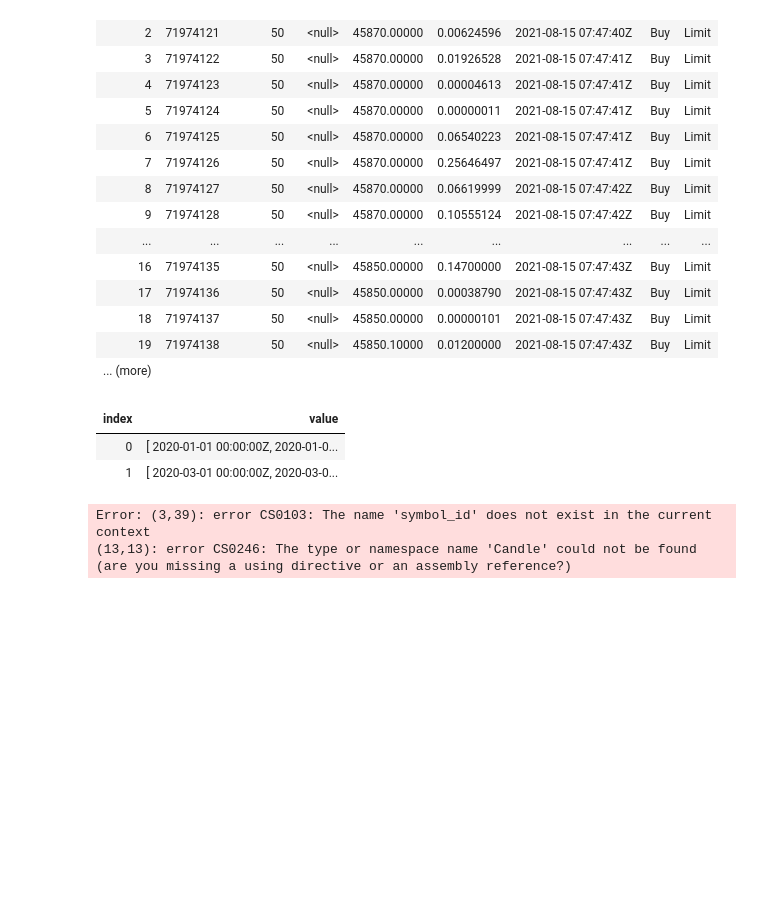
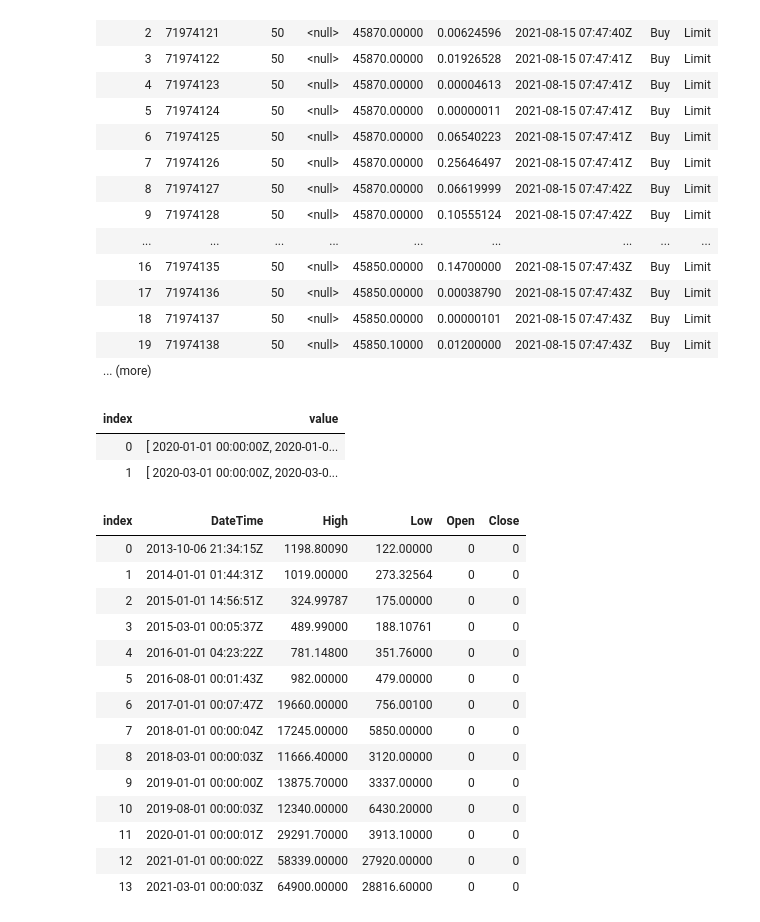
Before and after one commit to dharmatech/kraken-trades-database, a Jupyter notebook: Notebooks/Misc.ipynb, the cells around one changed output. Cells and saved outputs as stored; diff of their text form; code cells hidden in the pictures; blank space fills up the shorter version.

```diff
--- a/Notebooks/Misc.ipynb
+++ b/Notebooks/Misc.ipynb
@@ -88,4 +97,8 @@ Enumerable.Range(0, 100).Select(i => new DateTime(2020, 1, 1).AddDays(i))
 # %%
+var timer = new System.Diagnostics.Stopwatch(); timer.Start();
+
+var symbol_id = db.Symbols.First(symbol => symbol.Name == "XBTUSD").Id;
+
 var result =
 db.Trades
     .Where(trade => trade.SymbolId == symbol_id)
@@ -105,6 +118,23 @@ db.Trades
             High = group.Max(trade => trade.Price),
             Low = group.Min(trade => trade.Price)
         });
+
+timer.Stop();
-# %% [output]
-Error: (3,39): error CS0103: The name 'symbol_id' does not exist in the current context
-(13,13): error CS0246: The type or namespace name 'Candle' could not be found (are you missing a using directive or an assembly reference?)
+# %%
+result
+# %% [output]
+| index | DateTime | High | Low | Open | Close |
+| 0 | 2013-10-06 21:34:15Z | 1198.80090 | 122.00000 | 0 | 0 |
+| 1 | 2014-01-01 01:44:31Z | 1019.00000 | 273.32564 | 0 | 0 |
+| 2 | 2015-01-01 14:56:51Z | 324.99787 | 175.00000 | 0 | 0 |
+| 3 | 2015-03-01 00:05:37Z | 489.99000 | 188.10761 | 0 | 0 |
+| 4 | 2016-01-01 04:23:22Z | 781.14800 | 351.76000 | 0 | 0 |
+| 5 | 2016-08-01 00:01:43Z | 982.00000 | 479.00000 | 0 | 0 |
+| 6 | 2017-01-01 00:07:47Z | 19660.00000 | 756.00100 | 0 | 0 |
+| 7 | 2018-01-01 00:00:04Z | 17245.00000 | 5850.00000 | 0 | 0 |
+| 8 | 2018-03-01 00:00:03Z | 11666.40000 | 3120.00000 | 0 | 0 |
+| 9 | 2019-01-01 00:00:00Z | 13875.70000 | 3337.00000 | 0 | 0 |
+| 10 | 2019-08-01 00:00:03Z | 12340.00000 | 6430.20000 | 0 | 0 |
+| 11 | 2020-01-01 00:00:01Z | 29291.70000 | 3913.10000 | 0 | 0 |
+| 12 | 2021-01-01 00:00:02Z | 58339.00000 | 27920.00000 | 0 | 0 |
+| 13 | 2021-03-01 00:00:03Z | 64900.00000 | 28816.60000 | 0 | 0 |
```
Also changed, not shown: parts of 24 cells of this notebook, 3 other files.
